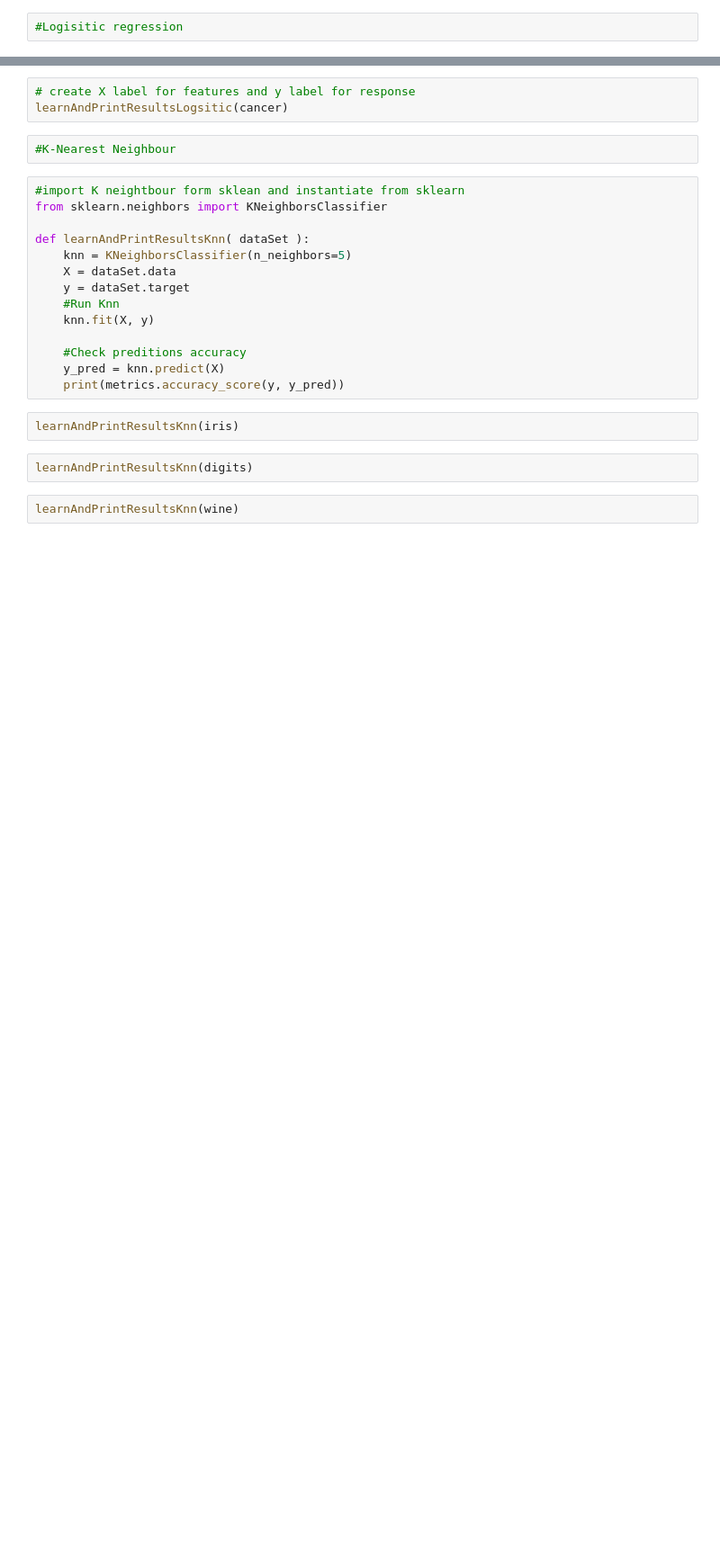
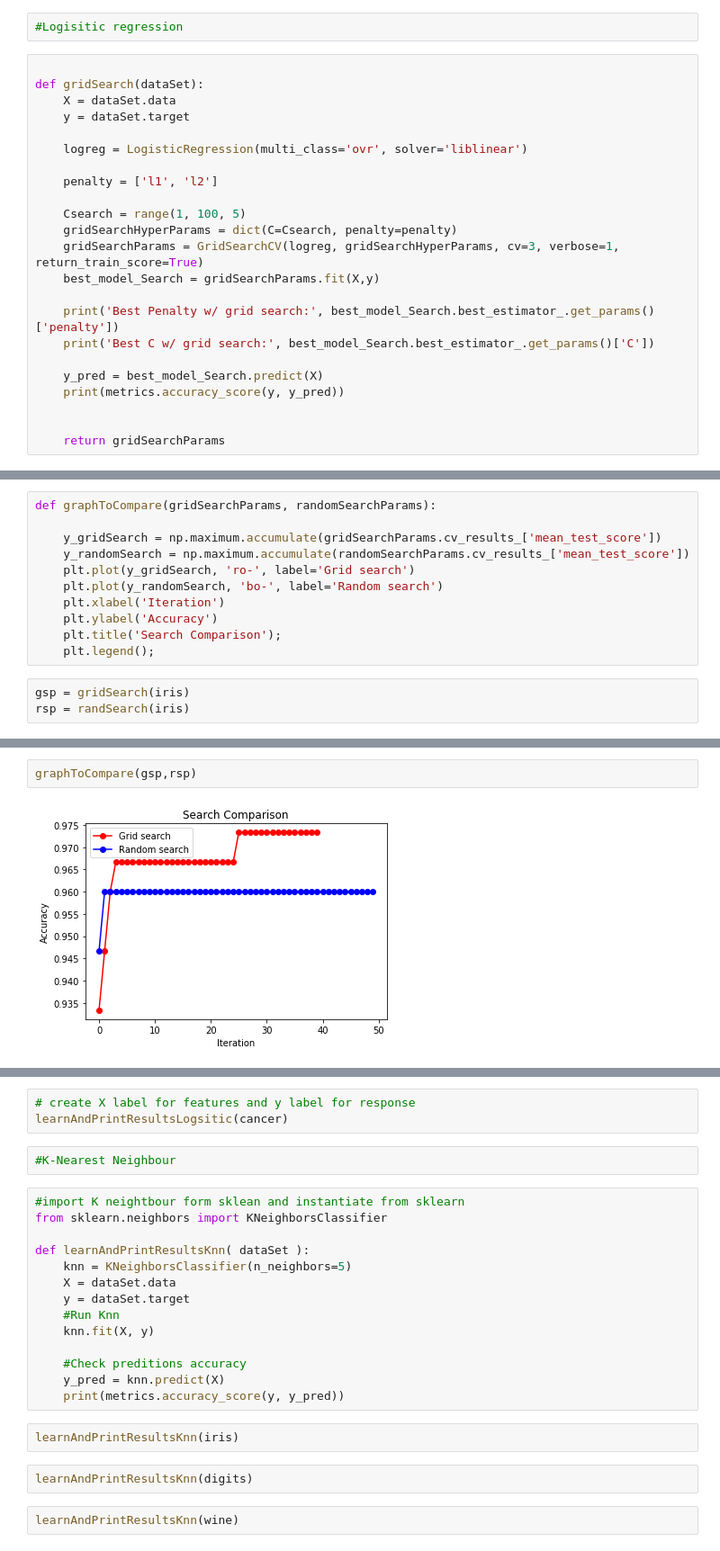
Before and after one commit to C-Nev/CS4404, a Jupyter notebook: Model Comparison.ipynb, the cells around one changed output, grey strips where cells are left out. Shown: that part at 90% size. Drawn from its saved outputs; the diff is of its cells as text; blank space fills up the shorter version.

```diff
--- a/Model Comparison.ipynb
+++ b/Model Comparison.ipynb
@@ -12,3 +23,26 @@ from sklearn.model_selection import RandomizedSearchCV, GridSearchCV
 # %%
 #Logisitic regression
+# %%
+
+def gridSearch(dataSet):
+    X = dataSet.data
+    y = dataSet.target
+
+    logreg = LogisticRegression(multi_class='ovr', solver='liblinear')
+
+    penalty = ['l1', 'l2']
+
+    Csearch = range(1, 100, 5)
+    gridSearchHyperParams = dict(C=Csearch, penalty=penalty)
+    gridSearchParams = GridSearchCV(logreg, gridSearchHyperParams, cv=3, verbose=1, return_train_score=True)
+    best_model_Search = gridSearchParams.fit(X,y)
+
+    print('Best Penalty w/ grid search:', best_model_Search.best_estimator_.get_params()['penalty'])
+    print('Best C w/ grid search:', best_model_Search.best_estimator_.get_params()['C'])
+
+    y_pred = best_model_Search.predict(X)
+    print(metrics.accuracy_score(y, y_pred))
+
+
+    return gridSearchParams
 # %%
@@ -75,0 +71,14 @@ Done
+# %%
+def graphToCompare(gridSearchParams, randomSearchParams):
+
+    y_gridSearch = np.maximum.accumulate(gridSearchParams.cv_results_['mean_test_score'])
+    y_randomSearch = np.maximum.accumulate(randomSearchParams.cv_results_['mean_test_score'])
+    plt.plot(y_gridSearch, 'ro-', label='Grid search')
+    plt.plot(y_randomSearch, 'bo-', label='Random search')
+    plt.xlabel('Iteration')
+    plt.ylabel('Accuracy')
+    plt.title('Search Comparison');
+    plt.legend();
+# %%
+gsp = gridSearch(iris)
+rsp = randSearch(iris)
@@ -75,0 +143,4 @@ Done
+# %%
+graphToCompare(gsp,rsp)
+# %% [output]
+[figure, added]
```
Also changed, not shown: parts of 12 cells of this notebook, 2 other files.
